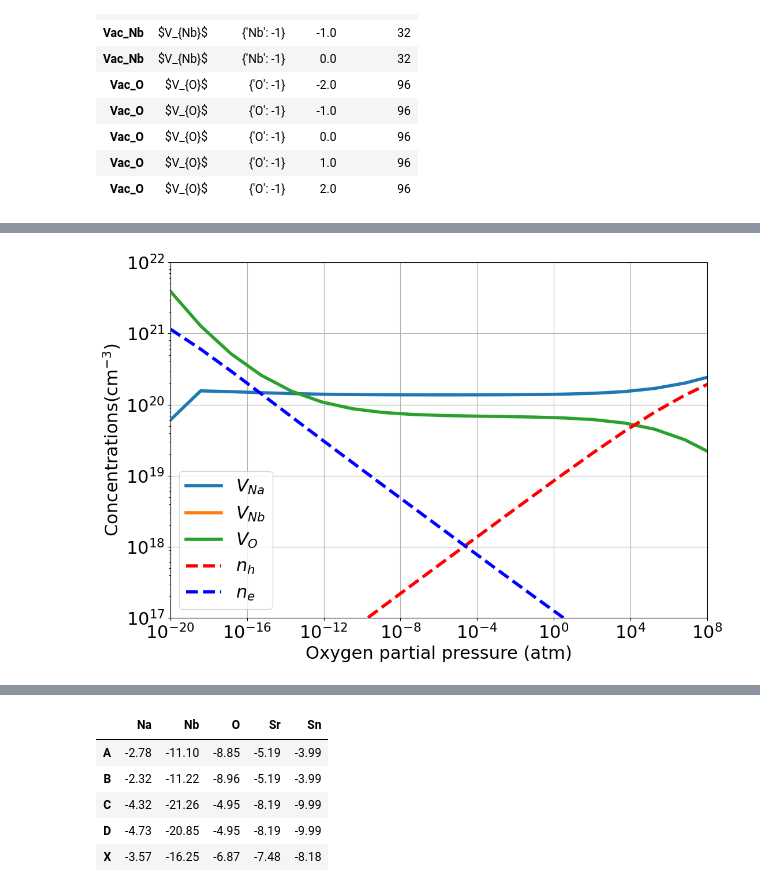
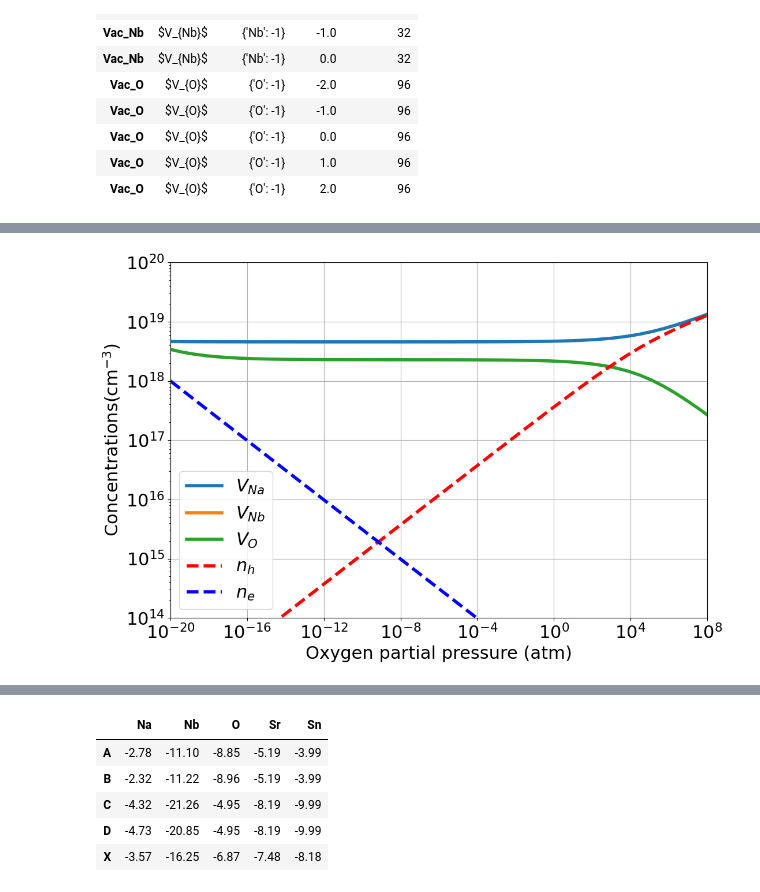
Before and after one commit to lorenzo-villa-hub/pynter, a Jupyter notebook: tutorials/defects/thermodynamics.ipynb, the cells around one changed output, grey strips where cells are left out. Cells and saved outputs as stored; diff of their text form; code cells hidden in the pictures.

```diff
--- a/tutorials/defects/thermodynamics.ipynb
+++ b/tutorials/defects/thermodynamics.ipynb
@@ -58,6 +66,6 @@ from pymatgen.core.composition import Composition
 # %%
 pressure_reservoirs = OxygenPressure().get_pressure_reservoirs_from_pd(phase_diagram=res.pd,target_comp=Composition('NaNbO3'),
-                                                                       temperature=1300,npoints=20)
+                                                                       temperature=1000,npoints=50)
 # %%
 pressure_reservoirs.get_dataframe(ndecimals=2)
 # %% [output]
@@ -83,2 +106,2 @@ pa = PressureAnalysis(defects_analysis=da_vac,bulk_dos=dos)
 # %%
-thermodata = pa.get_concentrations(reservoirs=pressure_reservoirs,temperature=1633)
+thermodata = pa.get_concentrations(reservoirs=pressure_reservoirs,temperature=1000)
@@ -87,7 +115,7 @@ thermodata = pa.get_concentrations(reservoirs=pressure_reservoirs,temperature=16
 # %%
 from pynter.defects.plotter import PressurePlotter
 
 plotter = PressurePlotter()
-plotter.plot_concentrations(thermodata=thermodata,ylim=(1e17,1e22));
+plotter.plot_concentrations(thermodata=thermodata,ylim=(1e14,1e20));
 # %% [output]
-[figure, old version]
+[figure, new version]
```
Also changed, not shown: parts of 36 cells of this notebook, 2 other files.
